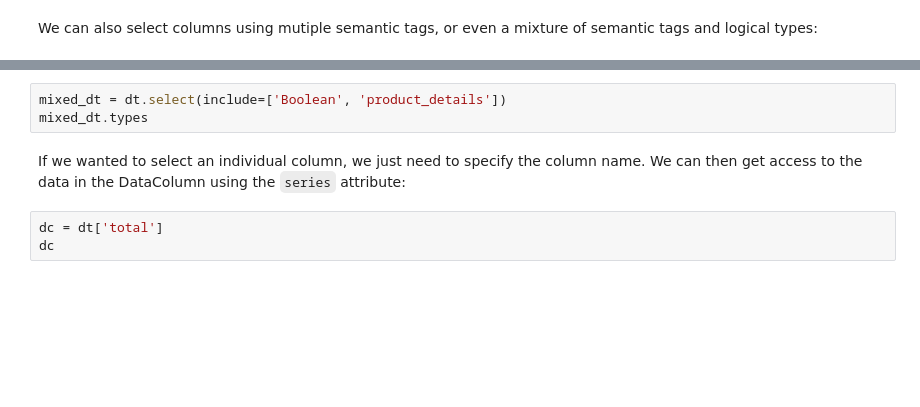
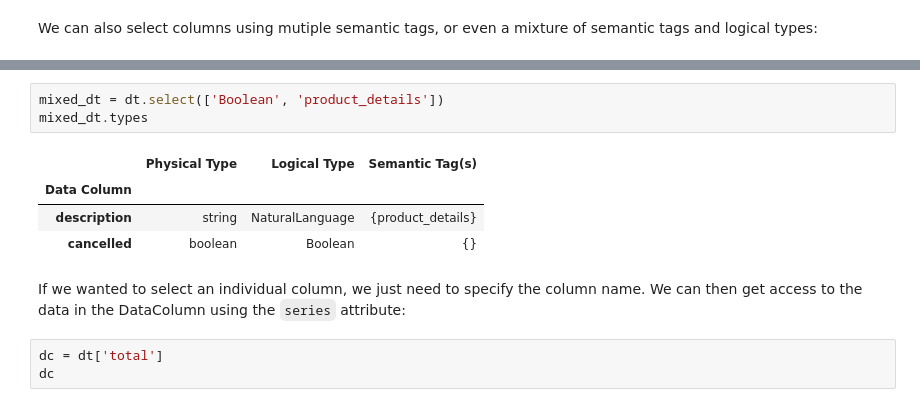
Before and after one commit to alteryx/woodwork, a Jupyter notebook: docs/source/start.ipynb, the cells around one changed output, grey strips where cells are left out. Cells and saved outputs as stored; diff of their text form; blank space fills up the shorter version.

```diff
--- a/docs/source/start.ipynb
+++ b/docs/source/start.ipynb
@@ -63,6 +146,11 @@ category_numeric_dt.types
 # %%
-mixed_dt = dt.select(include=['Boolean', 'product_details'])
+mixed_dt = dt.select(['Boolean', 'product_details'])
 mixed_dt.types
+# %% [output]
+|  | Physical Type | Logical Type | Semantic Tag(s) |
+| Data Column |  |  |  |
+| description | string | NaturalLanguage | {product_details} |
+| cancelled | boolean | Boolean | {} |
 # %% [markdown]
 If we wanted to select an individual column, we just need to specify the column name. We can then get access to the data in the DataColumn using the ``series`` attribute:
 # %%
```
Also changed, not shown: parts of 13 cells of this notebook, 1 other file.
